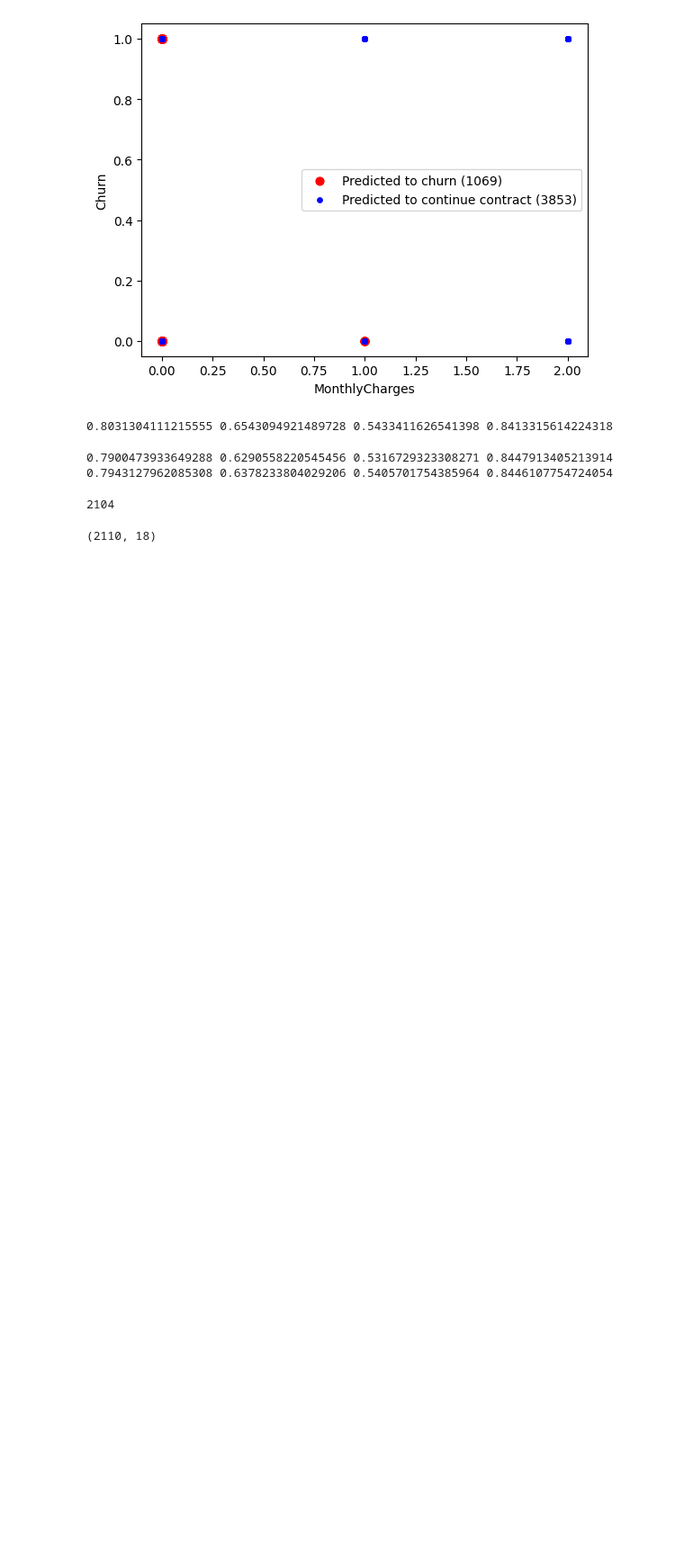
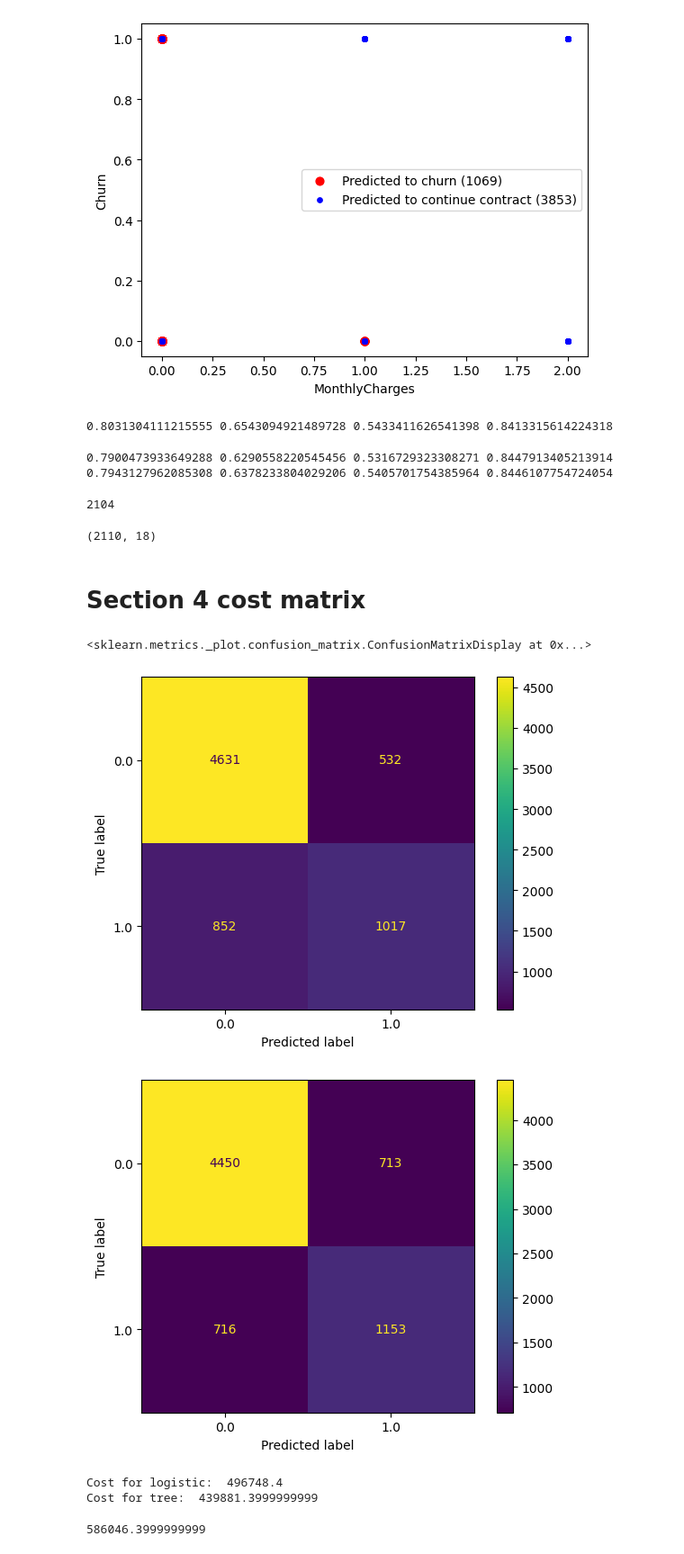
Before and after one commit to Rigbones/ISOM3360_Asg2, a Jupyter notebook: isom3360_asg2.ipynb, the cells around one changed output. Shown at 90% size. Cells and saved outputs as stored; diff of their text form; code cells hidden in the pictures; blank space fills up the shorter version.

```diff
--- a/isom3360_asg2.ipynb
+++ b/isom3360_asg2.ipynb
@@ -606,3 +606,61 @@ X_test_norm.shape
 # %% [output]
 2104
 (2110, 18)
+# %% [markdown]
+# Section 4 cost matrix
+# %%
+# get our best models from section 2 and section 3
+logistic = logistic_model_l1 # logistic
+tree = best_estimators[3] # tree
+# %%
+ConfusionMatrixDisplay.from_estimator(logistic, (ds[:, 0:18] - ds[:, 0:18].mean(axis=0)) / ds[:, 0:18].std(axis=0), ds[:, 18])
+ConfusionMatrixDisplay.from_estimator(tree, ds[:, 0:18], ds[:, 18])
+# %% [output]
+<sklearn.metrics._plot.confusion_matrix.ConfusionMatrixDisplay at 0x...>
+[figure, added]
+[figure, added]
+# %%
+# get predicted labels
+logistic_pred = logistic.predict((ds[:, 0:18] - ds[:, 0:18].mean(axis=0)) / ds[:, 0:18].std(axis=0)) # get predicted labels for logistic
+tree_pred = tree.predict(ds[:, 0:18]) # get predicted labels for tree
+
+# get boolean array of "predicted (-) actual (+)" customers
+logistic_target = (logistic_pred == 0) & (ds[:, 18] == 1)
+tree_target = (tree_pred == 0) & (ds[:, 18] == 1)
+
+# get contract value for "predicted (-) actual (+)" customers
+logistic_CV= ds[:, 17][logistic_target] * 12 # 17 for monthly charges
+tree_CV = ds[:, 17][tree_target] * 12 # 17 for monthly charges
+
+# cost of misclassification
+print("Cost for logistic: ", logistic_CV.sum() - 205 * logistic_CV.shape[0])
+print("Cost for tree: ", tree_CV.sum() - 205 * tree_CV.shape[0])
+# %% [output]
+Cost for logistic:  496748.4
+Cost for tree:  439881.3999999999
+# %%
+def calculate_cost(model, pred: np.ndarray):
+	"""
+	Calculates total cost of misclassification based on the cost matrix
+	"""
+	# get boolean array of "predicted (-) actual (+)" customers
+	target = (pred == 0) & (ds[:, 18] == 1)
+	# get boolean array of "predicted (+) actual (-)" customers
+	target_2 = (pred == 1) & (ds[:, 18] == 0)
+
+	# get contract value for "predicted (-) actual (+)" customers
+	CV = ds[:, 17][target] * 12 # 17 for monthly charges
+
+	# cost of misclassification
+	cost1 = CV.sum() - 205 * CV.shape[0]
+	cost2 = target_2.sum() * 205
+	return cost1 + cost2
+
+# find optimal threshold
+tree_probits = tree.predict_proba(ds[:, 0:18])
+logistic_probits = tree.predict_proba((ds[:, 0:18] - ds[:, 0:18].mean(axis=0)) / ds[:, 0:18].std(axis=0))
+
+for theta in np.linspace(0.00, 1.00, 101):
+	tree_probits
+# %% [output]
+586046.3999999999
```
Also changed, not shown: parts of 2 cells of this notebook, 2 other files.
